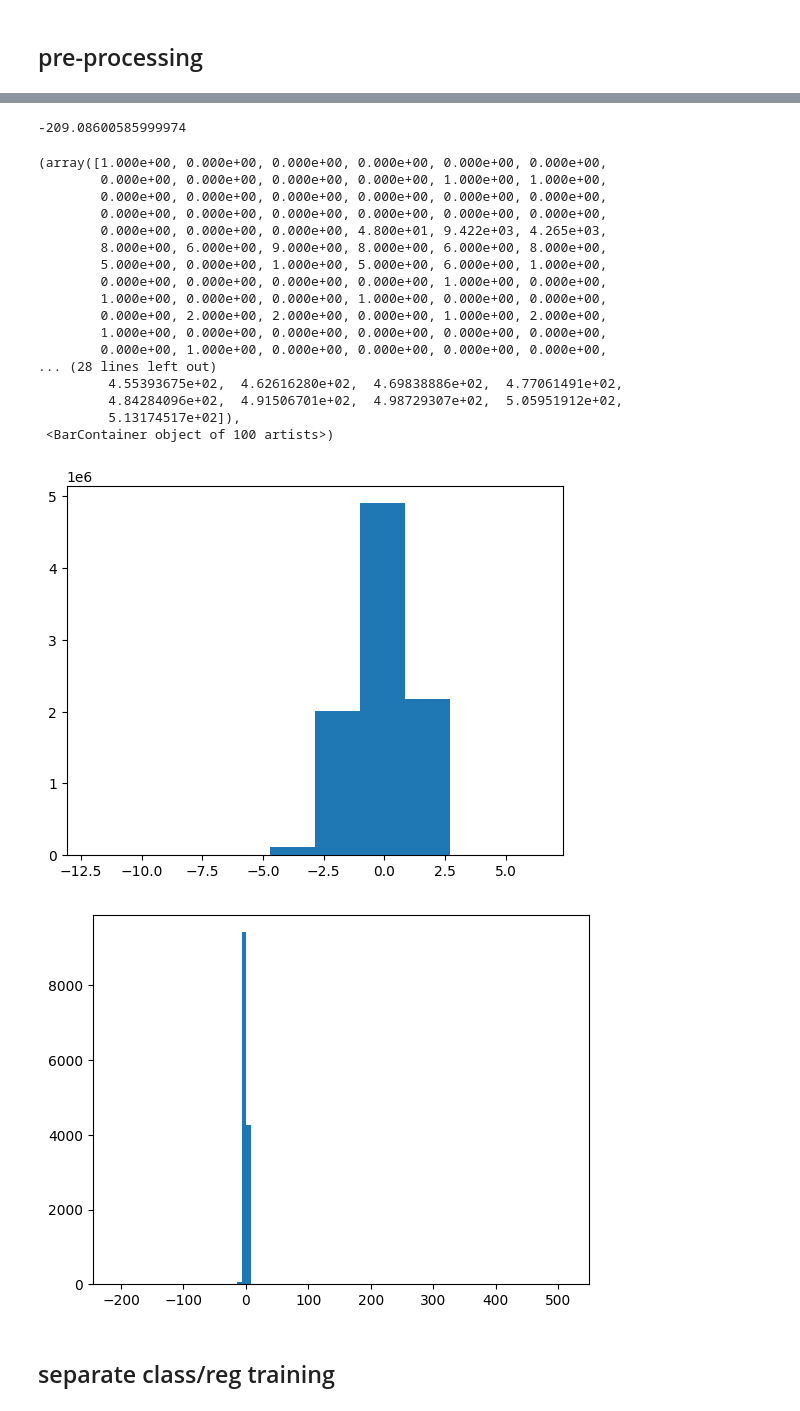
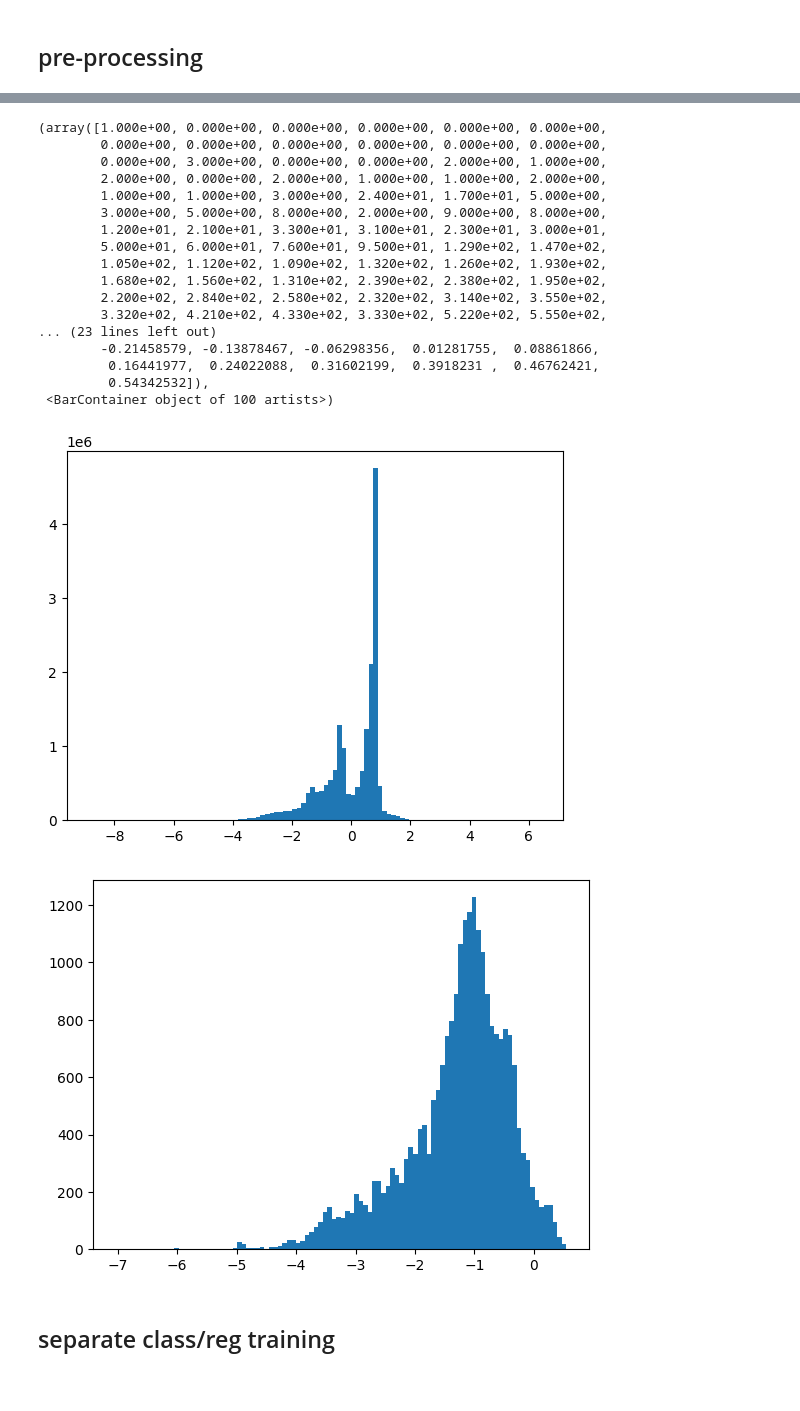
Before and after one commit to arthurzqhu/BOSS_PPE, a Jupyter notebook: hp_tuning.ipynb, the cells around one changed output, grey strips where cells are left out. Cells and saved outputs as stored; diff of their text form; code cells hidden in the pictures.

```diff
--- a/hp_tuning.ipynb
+++ b/hp_tuning.ipynb
@@ -77,5 +77,6 @@ tgt_sim = ef.get_vars(base_path, target_var_fn)
 nobs = ppe_sim_train['vals'].shape[1]
 npar = param_train['vals'].shape[1]
 # %%
-eff0 = np.array([100, 1e-27, 1e-42])
+# eff0 = np.array([1000, 1e-27, 1e-42])
 # eff0 = np.array([1e-12, 100, 1e-27, 1e-42])
+eff0 = np.array([1e-8, 1e-12, 100, 1e-27, 1e-42])
@@ -106,16 +117,26 @@ x_all = minmaxscale.transform(param_train['vals'])
 y_thresholds = np.zeros(ppe_sim_train['vals'].shape[1])
 # y_thresholds[0]
 
+# y_thresholds[0] = eff0[0]
+# y_thresholds[1] = eff0[1]
+# y_thresholds[2] = eff0[2]
+# y_thresholds[3] = eff0[3]
+# # y_thresholds[4:64] = 1e-5
+# y_thresholds[4:3604] = eff0[0]
+# y_thresholds[3604:7204] = eff0[1]
+# y_thresholds[7204:10804] = eff0[2]
+# y_thresholds[10804:] = eff0[3]
+
 y_thresholds[0] = eff0[0]
 y_thresholds[1] = eff0[1]
-# y_thresholds[2] = 1e-5
 y_thresholds[2] = eff0[2]
-# y_thresholds[3] = eff0[3]
-# y_thresholds[4:64] = 1e-5
-y_thresholds[3:3603] = eff0[0]
-y_thresholds[3603:7203] = eff0[1]
-y_thresholds[7203:] = eff0[2]
-# y_thresholds[10804:] = eff0[3]
+y_thresholds[3] = eff0[3]
+y_thresholds[4] = eff0[4]
+y_thresholds[5:65] = eff0[0]
+y_thresholds[65:3665] = eff0[1]
+y_thresholds[3665:7265] = eff0[2]
+y_thresholds[7265:10865] = eff0[3]
+y_thresholds[10865:] = eff0[4]
 
 # standscale = preprocessing.StandardScaler().fit(ppe_sim_train['vals'])
 y_all_wpresence = (ppe_sim_train['vals'] > y_thresholds).astype('float32')
@@ -152,9 +173,3 @@ _, _, y_train, y_val = mod_sec.train_test_split(x_all, y_all, test_size=0.2, ran
 
 y_train = np.nan_to_num(y_train, nan=-1001)
 y_val = np.nan_to_num(y_val, nan=-1001)
-# %%
-tgt_lin = tgt_sim['vals'][:,2:]
-tgt_lin[tgt_sim['vals'][:,2:] < y_thresholds] = np.nan
-tgt_lin[~np.isfinite(tgt_lin)] = np.nan
-tgt_asinh = ef.smooth_linlog(tgt_lin, y_thresholds)
-tgt_all = standscale.transform(tgt_asinh)
@@ -170,39 +176,39 @@ print(np.mean(y_lin[:,a])/np.mean(tgt_lin[:,a]))
-# %%
-np.nanmin(tgt_all[:,3:3603])
-# %% [output]
--209.08600585999974
 # %%
 # np.sum(ppe_sim_train['vals'] > y_thresholds)
 # test = np.log10(tgt_sim['vals'][0,7204:10804])
 # test_finite = test[np.isfinite(test)]
-a = 0
+a = 10800
 # ytrue = tgt_sim['vals'][:,a+6:a+3606]
 # ytrue[~np.isfinite(ytrue)] = np.nan
 # plt.hist(ytrue.flatten())
 # plt.figure()
-plt.hist(y_all[:,a+3:a+3603].flatten())
+# plt.hist(y_all[:,5:65].flatten(), bins=100)
+# plt.figure()
+# plt.hist(tgt_all[:,5:65].flatten(), bins=100)
+
+plt.hist(y_all[:,a+65:a+3665].flatten(), bins=100)
 plt.figure()
-plt.hist(tgt_all[:,a+3:a+3603].flatten(), bins=100)
+plt.hist(tgt_all[:,a+65:a+3665].flatten(), bins=100)
 # %% [output]
 (array([1.000e+00, 0.000e+00, 0.000e+00, 0.000e+00, 0.000e+00, 0.000e+00,
-        0.000e+00, 0.000e+00, 0.000e+00, 0.000e+00, 1.000e+00, 1.000e+00,
         0.000e+00, 0.000e+00, 0.000e+00, 0.000e+00, 0.000e+00, 0.000e+00,
-        0.000e+00, 0.000e+00, 0.000e+00, 0.000e+00, 0.000e+00, 0.000e+00,
-        0.000e+00, 0.000e+00, 0.000e+00, 4.800e+01, 9.422e+03, 4.265e+03,
-        8.000e+00, 6.000e+00, 9.000e+00, 8.000e+00, 6.000e+00, 8.000e+00,
-        5.000e+00, 0.000e+00, 1.000e+00, 5.000e+00, 6.000e+00, 1.000e+00,
-        0.000e+00, 0.000e+00, 0.000e+00, 0.000e+00, 1.000e+00, 0.000e+00,
-        1.000e+00, 0.000e+00, 0.000e+00, 1.000e+00, 0.000e+00, 0.000e+00,
-        0.000e+00, 2.000e+00, 2.000e+00, 0.000e+00, 1.000e+00, 2.000e+00,
-        1.000e+00, 0.000e+00, 0.000e+00, 0.000e+00, 0.000e+00, 0.000e+00,
-        0.000e+00, 1.000e+00, 0.000e+00, 0.000e+00, 0.000e+00, 0.000e+00,
-... (28 lines left out)
-         4.55393675e+02,  4.62616280e+02,  4.69838886e+02,  4.77061491e+02,
-         4.84284096e+02,  4.91506701e+02,  4.98729307e+02,  5.05951912e+02,
-         5.13174517e+02]),
+        0.000e+00, 3.000e+00, 0.000e+00, 0.000e+00, 2.000e+00, 1.000e+00,
+        2.000e+00, 0.000e+00, 2.000e+00, 1.000e+00, 1.000e+00, 2.000e+00,
+        1.000e+00, 1.000e+00, 3.000e+00, 2.400e+01, 1.700e+01, 5.000e+00,
+        3.000e+00, 5.000e+00, 8.000e+00, 2.000e+00, 9.000e+00, 8.000e+00,
+        1.200e+01, 2.100e+01, 3.300e+01, 3.100e+01, 2.300e+01, 3.000e+01,
+        5.000e+01, 6.000e+01, 7.600e+01, 9.500e+01, 1.290e+02, 1.470e+02,
+        1.050e+02, 1.120e+02, 1.090e+02, 1.320e+02, 1.260e+02, 1.930e+02,
+        1.680e+02, 1.560e+02, 1.310e+02, 2.390e+02, 2.380e+02, 1.950e+02,
+        2.200e+02, 2.840e+02, 2.580e+02, 2.320e+02, 3.140e+02, 3.550e+02,
+        3.320e+02, 4.210e+02, 4.330e+02, 3.330e+02, 5.220e+02, 5.550e+02,
+... (23 lines left out)
+        -0.21458579, -0.13878467, -0.06298356,  0.01281755,  0.08861866,
+         0.16441977,  0.24022088,  0.31602199,  0.3918231 ,  0.46762421,
+         0.54342532]),
  <BarContainer object of 100 artists>)
-[figure, old version]
+[figure, new version]
-[figure, old version]
+[figure, new version]
 # %%
 np.nanmean(ppe_sim_train['vals'][0,a+4:a+3604])
 np.nanmax(ppe_sim_train['vals'][:,5:65].flatten())
```
Also changed, not shown: parts of 11 cells of this notebook, 4 other files.
